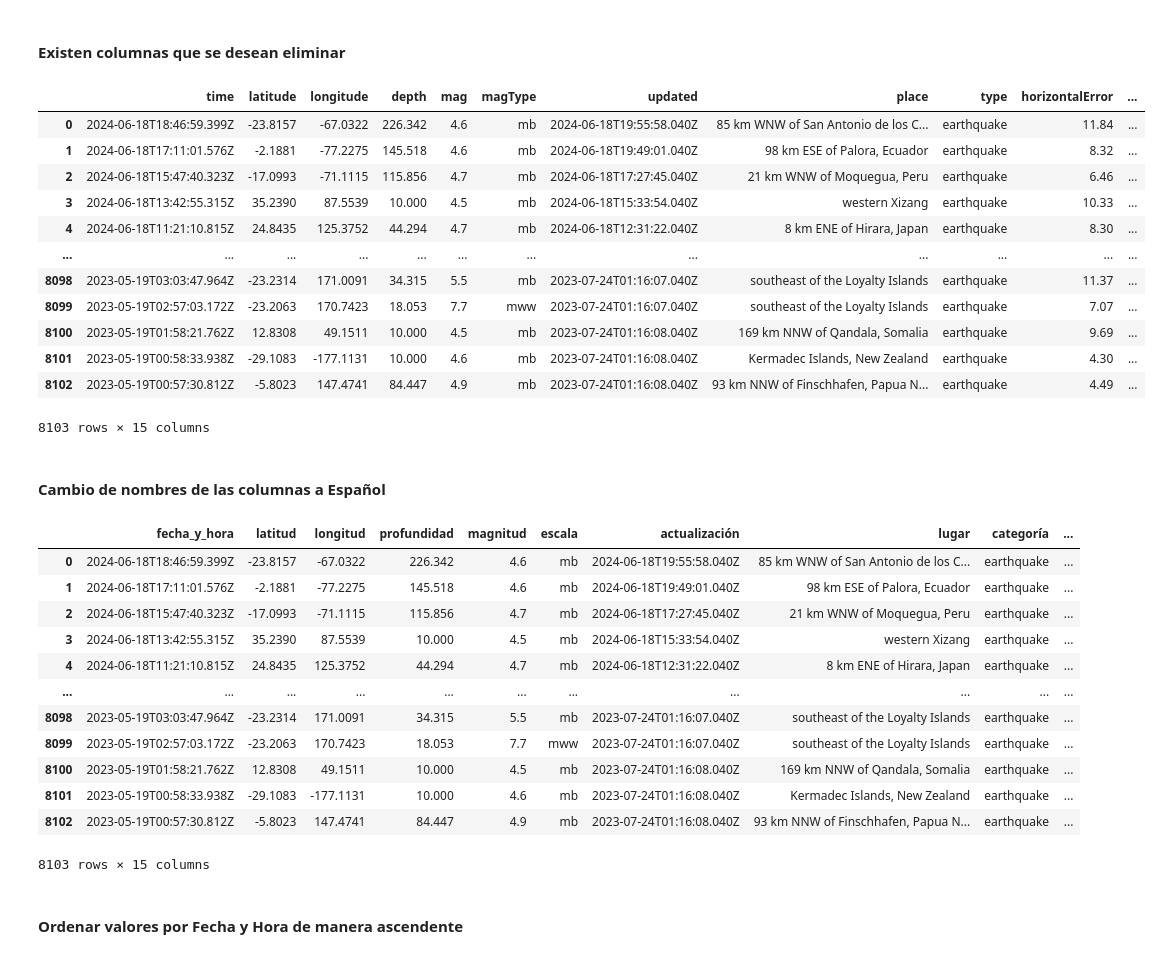
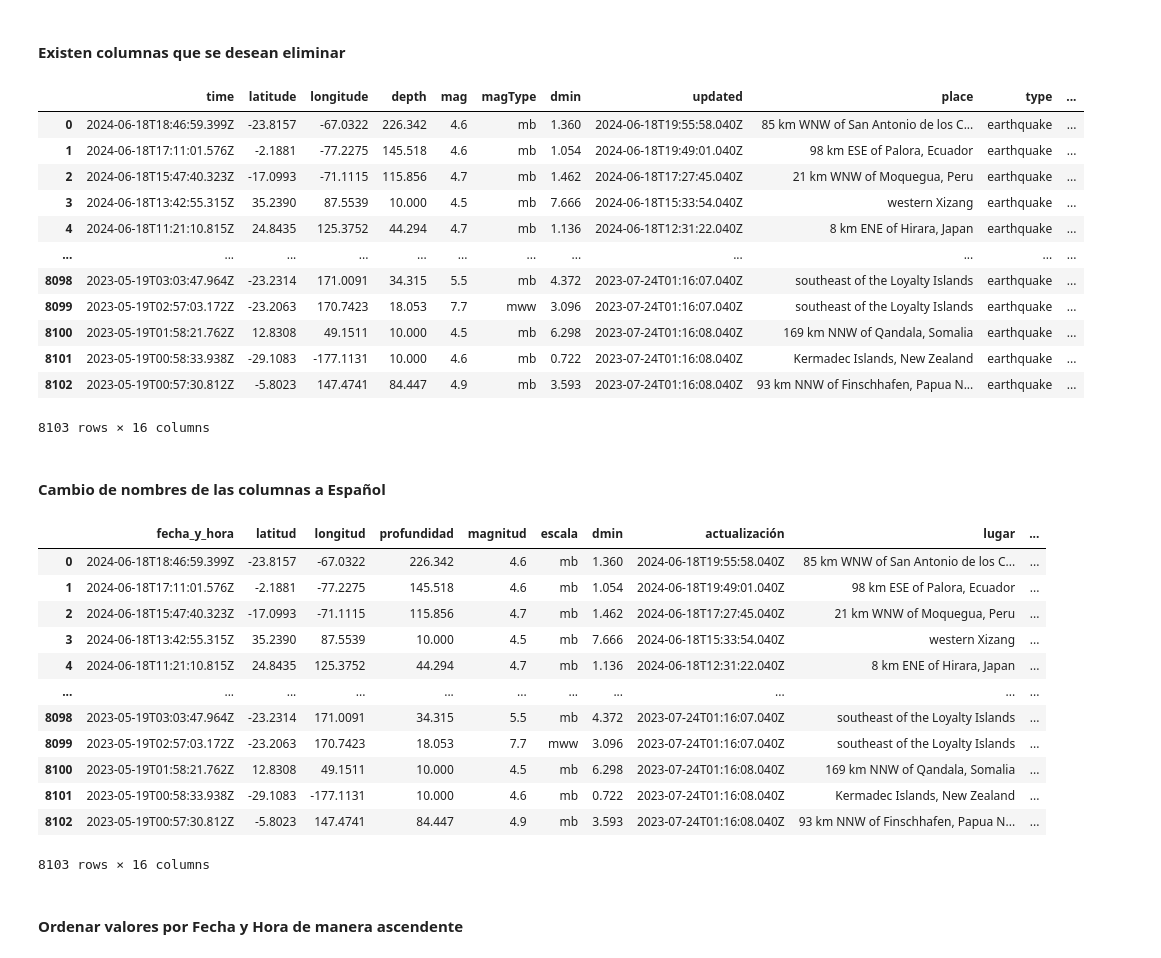
Before and after one commit to ecolmont/Analisis_Datos, a Jupyter notebook: Proyecto_Colmont_final.ipynb, the cells around one changed output. Saved outputs shown, nothing was run; the diff lists cells and outputs as text; code cells hidden in the pictures.

```diff
--- a/Proyecto_Colmont_final.ipynb
+++ b/Proyecto_Colmont_final.ipynb
@@ -80,22 +80,22 @@ memory usage: 1.4+ MB
 # %% [markdown]
 #### **Existen columnas que se desean eliminar**
 # %%
-datos.drop(['id', 'nst', 'gap', 'dmin', 'rms','net', 'status'], axis=1, inplace=True)
+datos.drop(['id', 'nst', 'gap', 'rms','net', 'status'], axis=1, inplace=True)
 datos
 # %% [output]
-|  | time | latitude | longitude | depth | mag | magType | updated | place | type | horizontalError | ... |
-| 0 | 2024-06-18T18:46:59.399Z | -23.8157 | -67.0322 | 226.342 | 4.6 | mb | 2024-06-18T19:55:58.040Z | 85 km WNW of San Antonio de los C... | earthquake | 11.84 | ... |
-| 1 | 2024-06-18T17:11:01.576Z | -2.1881 | -77.2275 | 145.518 | 4.6 | mb | 2024-06-18T19:49:01.040Z | 98 km ESE of Palora, Ecuador | earthquake | 8.32 | ... |
-| 2 | 2024-06-18T15:47:40.323Z | -17.0993 | -71.1115 | 115.856 | 4.7 | mb | 2024-06-18T17:27:45.040Z | 21 km WNW of Moquegua, Peru | earthquake | 6.46 | ... |
-| 3 | 2024-06-18T13:42:55.315Z | 35.2390 | 87.5539 | 10.000 | 4.5 | mb | 2024-06-18T15:33:54.040Z | western Xizang | earthquake | 10.33 | ... |
-| 4 | 2024-06-18T11:21:10.815Z | 24.8435 | 125.3752 | 44.294 | 4.7 | mb | 2024-06-18T12:31:22.040Z | 8 km ENE of Hirara, Japan | earthquake | 8.30 | ... |
+|  | time | latitude | longitude | depth | mag | magType | dmin | updated | place | type | ... |
+| 0 | 2024-06-18T18:46:59.399Z | -23.8157 | -67.0322 | 226.342 | 4.6 | mb | 1.360 | 2024-06-18T19:55:58.040Z | 85 km WNW of San Antonio de los C... | earthquake | ... |
+| 1 | 2024-06-18T17:11:01.576Z | -2.1881 | -77.2275 | 145.518 | 4.6 | mb | 1.054 | 2024-06-18T19:49:01.040Z | 98 km ESE of Palora, Ecuador | earthquake | ... |
+| 2 | 2024-06-18T15:47:40.323Z | -17.0993 | -71.1115 | 115.856 | 4.7 | mb | 1.462 | 2024-06-18T17:27:45.040Z | 21 km WNW of Moquegua, Peru | earthquake | ... |
+| 3 | 2024-06-18T13:42:55.315Z | 35.2390 | 87.5539 | 10.000 | 4.5 | mb | 7.666 | 2024-06-18T15:33:54.040Z | western Xizang | earthquake | ... |
+| 4 | 2024-06-18T11:21:10.815Z | 24.8435 | 125.3752 | 44.294 | 4.7 | mb | 1.136 | 2024-06-18T12:31:22.040Z | 8 km ENE of Hirara, Japan | earthquake | ... |
 | ... | ... | ... | ... | ... | ... | ... | ... | ... | ... | ... | ... |
-| 8098 | 2023-05-19T03:03:47.964Z | -23.2314 | 171.0091 | 34.315 | 5.5 | mb | 2023-07-24T01:16:07.040Z | southeast of the Loyalty Islands | earthquake | 11.37 | ... |
-| 8099 | 2023-05-19T02:57:03.172Z | -23.2063 | 170.7423 | 18.053 | 7.7 | mww | 2023-07-24T01:16:07.040Z | southeast of the Loyalty Islands | earthquake | 7.07 | ... |
-| 8100 | 2023-05-19T01:58:21.762Z | 12.8308 | 49.1511 | 10.000 | 4.5 | mb | 2023-07-24T01:16:08.040Z | 169 km NNW of Qandala, Somalia | earthquake | 9.69 | ... |
-| 8101 | 2023-05-19T00:58:33.938Z | -29.1083 | -177.1131 | 10.000 | 4.6 | mb | 2023-07-24T01:16:08.040Z | Kermadec Islands, New Zealand | earthquake | 4.30 | ... |
-| 8102 | 2023-05-19T00:57:30.812Z | -5.8023 | 147.4741 | 84.447 | 4.9 | mb | 2023-07-24T01:16:08.040Z | 93 km NNW of Finschhafen, Papua N... | earthquake | 4.49 | ... |
+| 8098 | 2023-05-19T03:03:47.964Z | -23.2314 | 171.0091 | 34.315 | 5.5 | mb | 4.372 | 2023-07-24T01:16:07.040Z | southeast of the Loyalty Islands | earthquake | ... |
+| 8099 | 2023-05-19T02:57:03.172Z | -23.2063 | 170.7423 | 18.053 | 7.7 | mww | 3.096 | 2023-07-24T01:16:07.040Z | southeast of the Loyalty Islands | earthquake | ... |
+| 8100 | 2023-05-19T01:58:21.762Z | 12.8308 | 49.1511 | 10.000 | 4.5 | mb | 6.298 | 2023-07-24T01:16:08.040Z | 169 km NNW of Qandala, Somalia | earthquake | ... |
+| 8101 | 2023-05-19T00:58:33.938Z | -29.1083 | -177.1131 | 10.000 | 4.6 | mb | 0.722 | 2023-07-24T01:16:08.040Z | Kermadec Islands, New Zealand | earthquake | ... |
+| 8102 | 2023-05-19T00:57:30.812Z | -5.8023 | 147.4741 | 84.447 | 4.9 | mb | 3.593 | 2023-07-24T01:16:08.040Z | 93 km NNW of Finschhafen, Papua N... | earthquake | ... |
-8103 rows × 15 columns
+8103 rows × 16 columns
 # %% [markdown]
 #### **Cambio de nombres de las columnas a Español**
 # %%
@@ -103,19 +103,19 @@ datos.rename(columns={'time': 'fecha_y_hora', 'latitude': 'latitud', 'longitude'
                       'type':'categoría','locationSource':'Ubi.Fuente'}, inplace=True)
 datos
 # %% [output]
-|  | fecha_y_hora | latitud | longitud | profundidad | magnitud | escala | actualización | lugar | categoría | ... |
-| 0 | 2024-06-18T18:46:59.399Z | -23.8157 | -67.0322 | 226.342 | 4.6 | mb | 2024-06-18T19:55:58.040Z | 85 km WNW of San Antonio de los C... | earthquake | ... |
-| 1 | 2024-06-18T17:11:01.576Z | -2.1881 | -77.2275 | 145.518 | 4.6 | mb | 2024-06-18T19:49:01.040Z | 98 km ESE of Palora, Ecuador | earthquake | ... |
-| 2 | 2024-06-18T15:47:40.323Z | -17.0993 | -71.1115 | 115.856 | 4.7 | mb | 2024-06-18T17:27:45.040Z | 21 km WNW of Moquegua, Peru | earthquake | ... |
-| 3 | 2024-06-18T13:42:55.315Z | 35.2390 | 87.5539 | 10.000 | 4.5 | mb | 2024-06-18T15:33:54.040Z | western Xizang | earthquake | ... |
-| 4 | 2024-06-18T11:21:10.815Z | 24.8435 | 125.3752 | 44.294 | 4.7 | mb | 2024-06-18T12:31:22.040Z | 8 km ENE of Hirara, Japan | earthquake | ... |
+|  | fecha_y_hora | latitud | longitud | profundidad | magnitud | escala | dmin | actualización | lugar | ... |
+| 0 | 2024-06-18T18:46:59.399Z | -23.8157 | -67.0322 | 226.342 | 4.6 | mb | 1.360 | 2024-06-18T19:55:58.040Z | 85 km WNW of San Antonio de los C... | ... |
+| 1 | 2024-06-18T17:11:01.576Z | -2.1881 | -77.2275 | 145.518 | 4.6 | mb | 1.054 | 2024-06-18T19:49:01.040Z | 98 km ESE of Palora, Ecuador | ... |
+| 2 | 2024-06-18T15:47:40.323Z | -17.0993 | -71.1115 | 115.856 | 4.7 | mb | 1.462 | 2024-06-18T17:27:45.040Z | 21 km WNW of Moquegua, Peru | ... |
+| 3 | 2024-06-18T13:42:55.315Z | 35.2390 | 87.5539 | 10.000 | 4.5 | mb | 7.666 | 2024-06-18T15:33:54.040Z | western Xizang | ... |
+| 4 | 2024-06-18T11:21:10.815Z | 24.8435 | 125.3752 | 44.294 | 4.7 | mb | 1.136 | 2024-06-18T12:31:22.040Z | 8 km ENE of Hirara, Japan | ... |
 | ... | ... | ... | ... | ... | ... | ... | ... | ... | ... | ... |
-| 8098 | 2023-05-19T03:03:47.964Z | -23.2314 | 171.0091 | 34.315 | 5.5 | mb | 2023-07-24T01:16:07.040Z | southeast of the Loyalty Islands | earthquake | ... |
-| 8099 | 2023-05-19T02:57:03.172Z | -23.2063 | 170.7423 | 18.053 | 7.7 | mww | 2023-07-24T01:16:07.040Z | southeast of the Loyalty Islands | earthquake | ... |
-| 8100 | 2023-05-19T01:58:21.762Z | 12.8308 | 49.1511 | 10.000 | 4.5 | mb | 2023-07-24T01:16:08.040Z | 169 km NNW of Qandala, Somalia | earthquake | ... |
-| 8101 | 2023-05-19T00:58:33.938Z | -29.1083 | -177.1131 | 10.000 | 4.6 | mb | 2023-07-24T01:16:08.040Z | Kermadec Islands, New Zealand | earthquake | ... |
-| 8102 | 2023-05-19T00:57:30.812Z | -5.8023 | 147.4741 | 84.447 | 4.9 | mb | 2023-07-24T01:16:08.040Z | 93 km NNW of Finschhafen, Papua N... | earthquake | ... |
+| 8098 | 2023-05-19T03:03:47.964Z | -23.2314 | 171.0091 | 34.315 | 5.5 | mb | 4.372 | 2023-07-24T01:16:07.040Z | southeast of the Loyalty Islands | ... |
+| 8099 | 2023-05-19T02:57:03.172Z | -23.2063 | 170.7423 | 18.053 | 7.7 | mww | 3.096 | 2023-07-24T01:16:07.040Z | southeast of the Loyalty Islands | ... |
+| 8100 | 2023-05-19T01:58:21.762Z | 12.8308 | 49.1511 | 10.000 | 4.5 | mb | 6.298 | 2023-07-24T01:16:08.040Z | 169 km NNW of Qandala, Somalia | ... |
+| 8101 | 2023-05-19T00:58:33.938Z | -29.1083 | -177.1131 | 10.000 | 4.6 | mb | 0.722 | 2023-07-24T01:16:08.040Z | Kermadec Islands, New Zealand | ... |
+| 8102 | 2023-05-19T00:57:30.812Z | -5.8023 | 147.4741 | 84.447 | 4.9 | mb | 3.593 | 2023-07-24T01:16:08.040Z | 93 km NNW of Finschhafen, Papua N... | ... |
-8103 rows × 15 columns
+8103 rows × 16 columns
 # %% [markdown]
 #### **Ordenar valores por Fecha y Hora de manera ascendente**
 # %%
```
Also changed, not shown: parts of 8 cells of this notebook.
